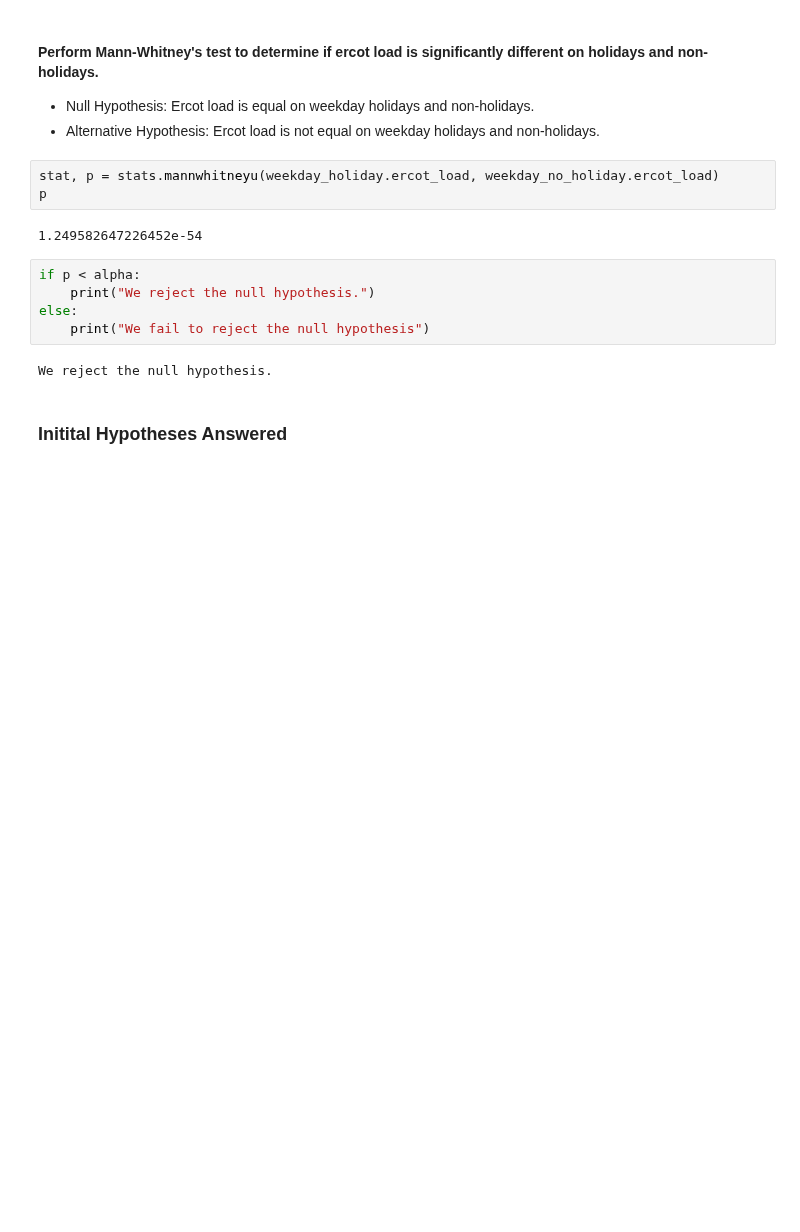
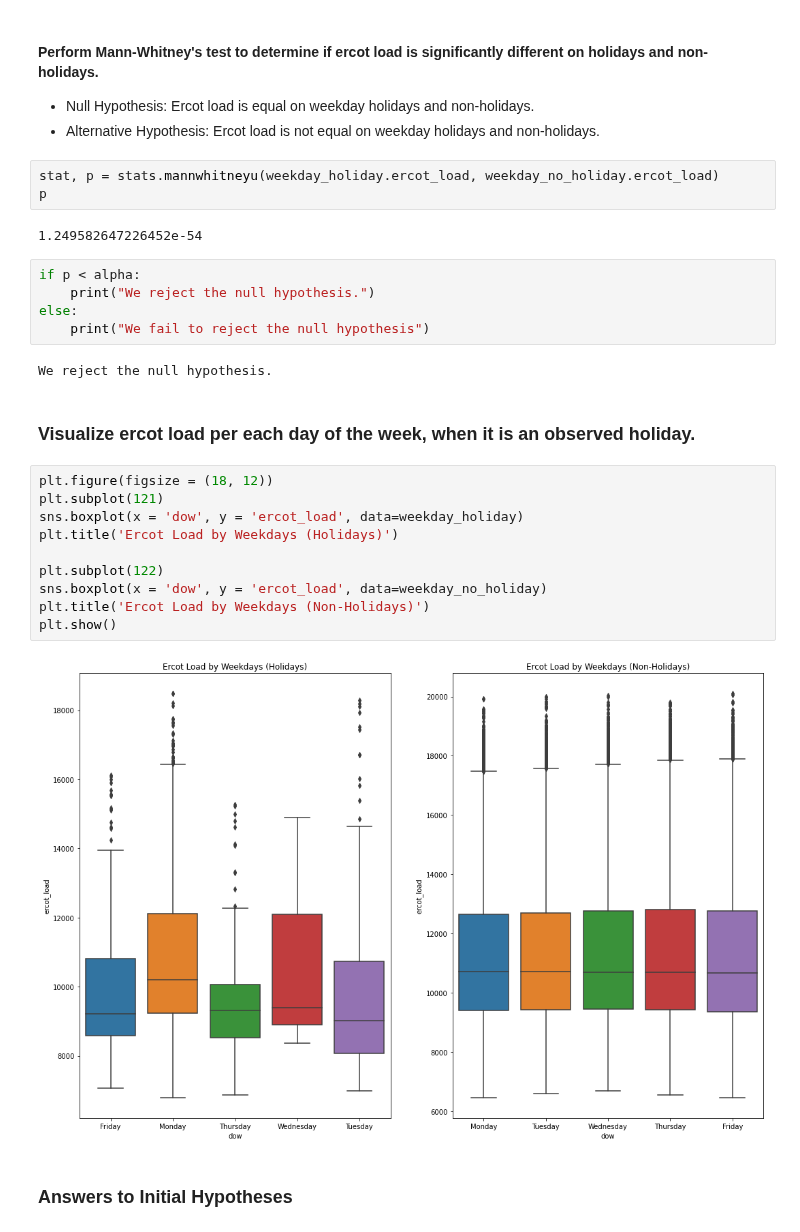
Before and after one commit to energy-demand-forecast/energy_demand_forecast, a Jupyter notebook: Lochlyn_directory/Lochlyn - exploration.ipynb, the cells around one changed output. Drawn from its saved outputs; the diff is of its cells as text; blank space fills up the shorter version.

```diff
--- a/Lochlyn_directory/Lochlyn - exploration.ipynb
+++ b/Lochlyn_directory/Lochlyn - exploration.ipynb
@@ -486,5 +486,19 @@ else:
     print("We fail to reject the null hypothesis")
 # %% [output]
 We reject the null hypothesis.
-# %% [markdown]
-### Initital Hypotheses Answered
+# %% [markdown]
+### Visualize ercot load per each day of the week, when it is an observed holiday.
+# %%
+plt.figure(figsize = (18, 12))
+plt.subplot(121)
+sns.boxplot(x = 'dow', y = 'ercot_load', data=weekday_holiday)
+plt.title('Ercot Load by Weekdays (Holidays)')
+
+plt.subplot(122)
+sns.boxplot(x = 'dow', y = 'ercot_load', data=weekday_no_holiday)
+plt.title('Ercot Load by Weekdays (Non-Holidays)')
+plt.show()
+# %% [output]
+[figure, added]
+# %% [markdown]
+### Answers to Initial Hypotheses
```
Also changed, not shown: parts of 10 cells of this notebook.
